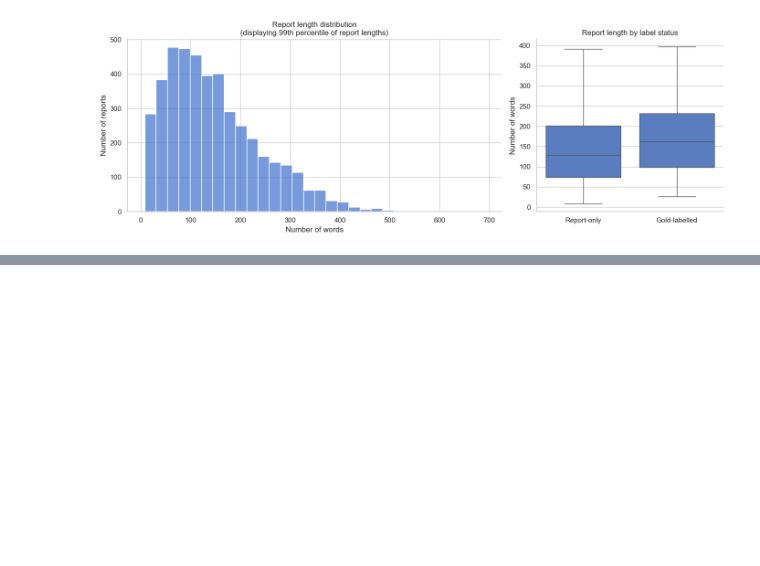
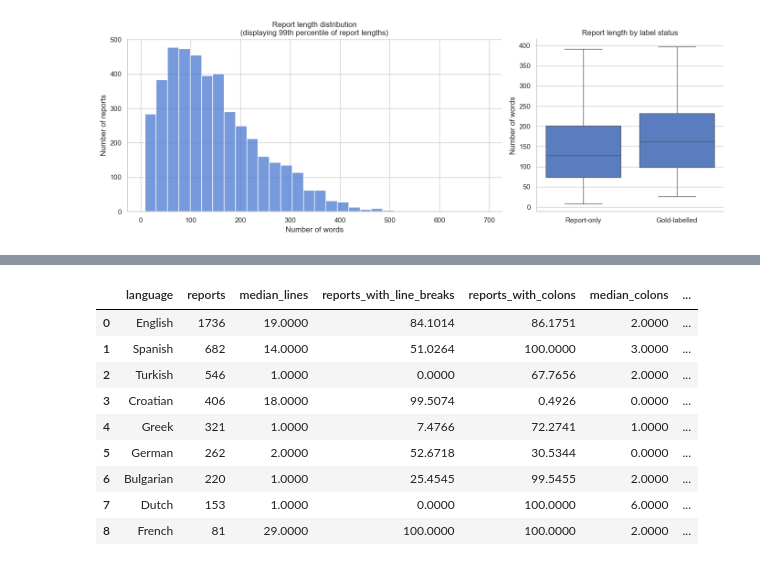
Before and after one commit to PandaDev0069/Kaggle, a Jupyter notebook: RSNA_Knee_EDA.ipynb, the cells around one changed output, grey strips where cells are left out. Drawn from its saved outputs; the diff is of its cells as text; code cells hidden in the pictures; blank space fills up the shorter version.

```diff
--- a/RSNA_Knee_EDA.ipynb
+++ b/RSNA_Knee_EDA.ipynb
@@ -1117,0 +1429,71 @@ plt.show()
+# %%
+# ==================================
+# 5.7. Check Report structure and section headers(レポートの構造とセクションヘッダーの確認)
+# ==================================
+
+
+def contains_heading_like_lines(text: str) -> bool:
+    """Check if the text contains heading-like lines."""
+    for line in str(text).splitlines():
+        line = line.strip()
+
+        if not line:
+            continue
+
+        ends_with_colon = len(line) <= 80 and line.endswith(":")
+
+        short_uppercase_line = (
+            3 <= len(line) <= 80 and len(line.split()) <= 8 and line.isupper()
+        )
+
+        if ends_with_colon or short_uppercase_line:
+            return True
+
+    return False
+
+
+report_data["has_line_break"] = report_data["Report"].str.contains("\n", regex=False)
+
+report_data["colon_count"] = report_data["Report"].str.count(":")
+
+report_data["has_heading_like_line"] = report_data["Report"].apply(
+    contains_heading_like_lines
+)
+
+structure_summary = (
+    report_data.groupby("language")
+    .agg(
+        reports=(ID_COLUMN, "size"),
+        median_lines=("report_lines", "median"),
+        reports_with_line_breaks=("has_line_break", "mean"),
+        reports_with_colons=("colon_count", lambda values: (values > 0).mean()),
+        median_colons=("colon_count", "median"),
+        reports_with_heading_like_lines=("has_heading_like_line", "mean"),
+    )
+    .reset_index()
+)
+
+percentage_columns = [
+    "reports_with_line_breaks",
+    "reports_with_colons",
+    "reports_with_heading_like_lines",
+]
+
+structure_summary[percentage_columns] *= 100
+
+structure_summary = structure_summary.sort_values(
+    "reports", ascending=False
+).reset_index(drop=True)
+
+display(structure_summary)
+# %% [output]
+|  | language | reports | median_lines | reports_with_line_breaks | reports_with_colons | median_colons | ... |
+| 0 | English | 1736 | 19.0000 | 84.1014 | 86.1751 | 2.0000 | ... |
+| 1 | Spanish | 682 | 14.0000 | 51.0264 | 100.0000 | 3.0000 | ... |
+| 2 | Turkish | 546 | 1.0000 | 0.0000 | 67.7656 | 2.0000 | ... |
+| 3 | Croatian | 406 | 18.0000 | 99.5074 | 0.4926 | 0.0000 | ... |
+| 4 | Greek | 321 | 1.0000 | 7.4766 | 72.2741 | 1.0000 | ... |
+| 5 | German | 262 | 2.0000 | 52.6718 | 30.5344 | 0.0000 | ... |
+| 6 | Bulgarian | 220 | 1.0000 | 25.4545 | 99.5455 | 2.0000 | ... |
+| 7 | Dutch | 153 | 1.0000 | 0.0000 | 100.0000 | 6.0000 | ... |
+| 8 | French | 81 | 29.0000 | 100.0000 | 100.0000 | 2.0000 | ... |
```
Also changed, not shown: parts of 23 cells of this notebook.
